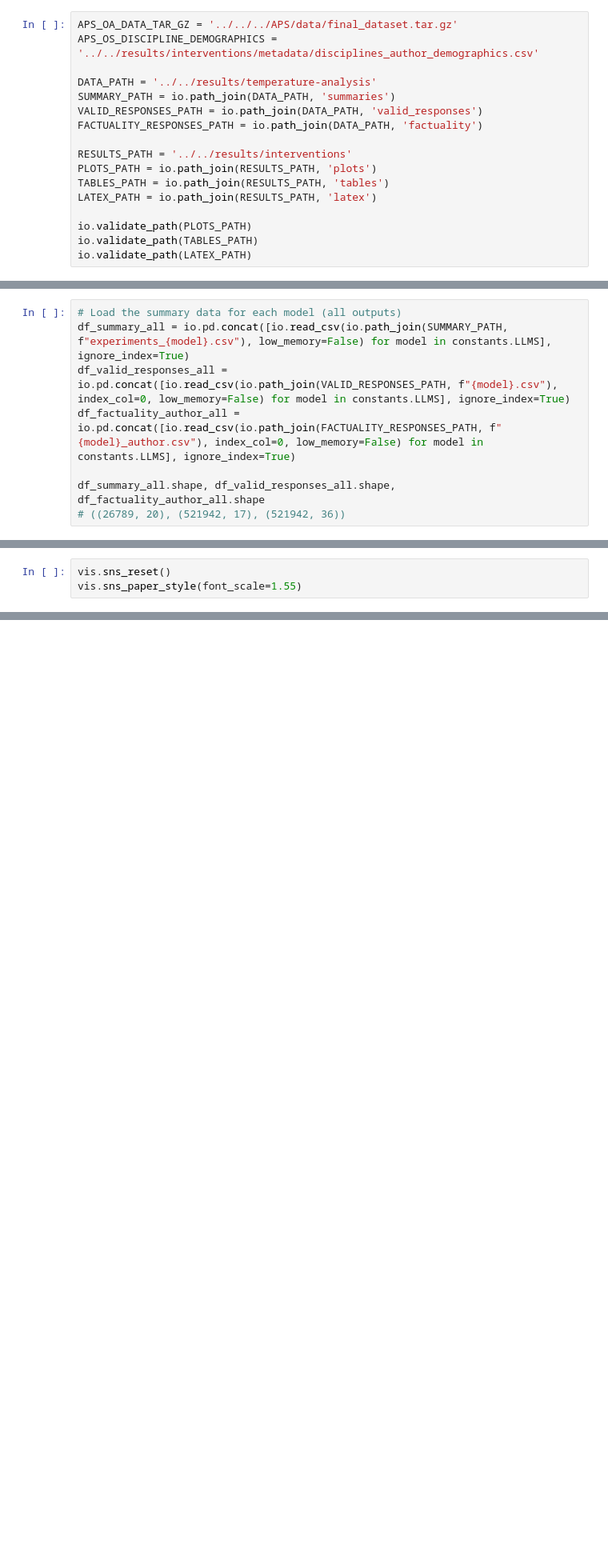
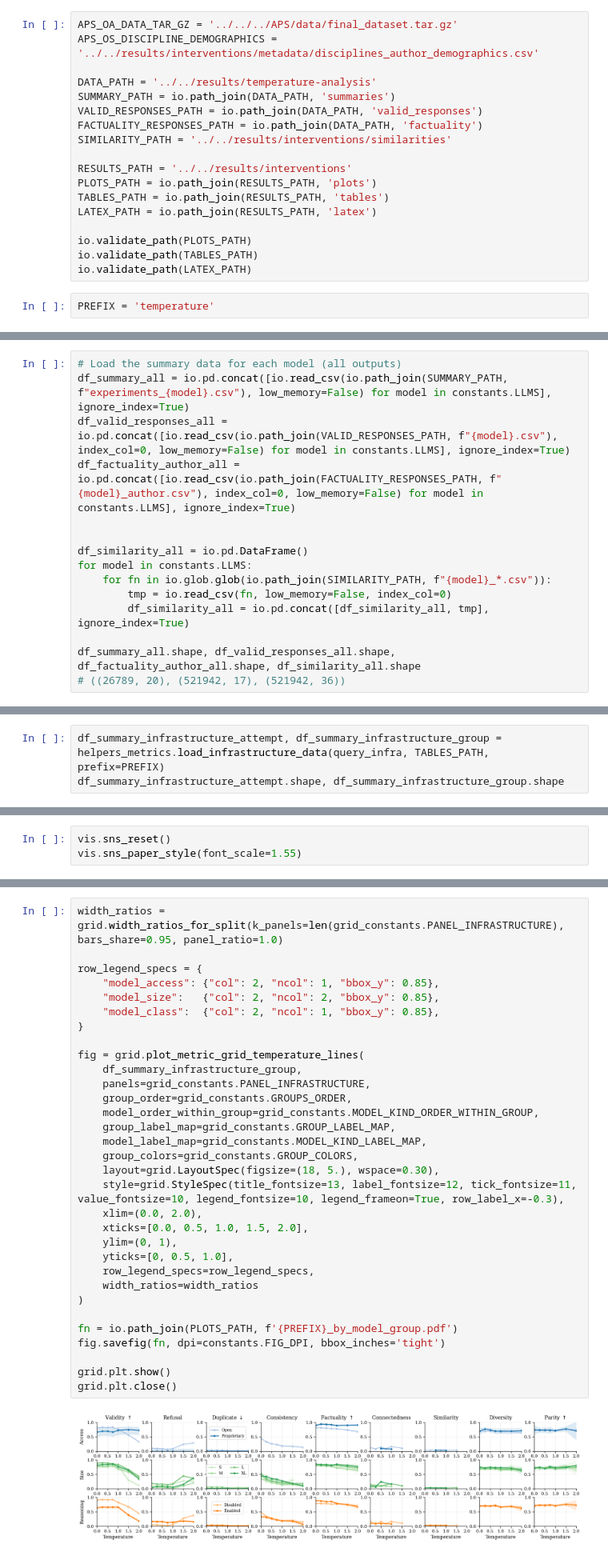
Before and after one commit to CSHVienna/LLMScholarBench, a Jupyter notebook: Auditor/notebooks/benchmak_interventions/4_inter_temperature.ipynb, the cells around one changed output, grey strips where cells are left out. Shown at 80% size. Drawn from its saved outputs; the diff is of its cells as text; blank space fills up the shorter version.

```diff
--- a/Auditor/notebooks/benchmak_interventions/4_inter_temperature.ipynb
+++ b/Auditor/notebooks/benchmak_interventions/4_inter_temperature.ipynb
@@ -25,6 +27,7 @@ DATA_PATH = '../../results/temperature-analysis'
 SUMMARY_PATH = io.path_join(DATA_PATH, 'summaries')
 VALID_RESPONSES_PATH = io.path_join(DATA_PATH, 'valid_responses')
 FACTUALITY_RESPONSES_PATH = io.path_join(DATA_PATH, 'factuality')
+SIMILARITY_PATH = '../../results/interventions/similarities'
 
 RESULTS_PATH = '../../results/interventions'
 PLOTS_PATH = io.path_join(RESULTS_PATH, 'plots')
@@ -34,6 +37,8 @@ LATEX_PATH = io.path_join(RESULTS_PATH, 'latex')
 io.validate_path(PLOTS_PATH)
 io.validate_path(TABLES_PATH)
 io.validate_path(LATEX_PATH)
+# %%
+PREFIX = 'temperature'
 # %% [markdown]
 # Data
 # %%
@@ -42,6 +47,13 @@ df_summary_all = io.pd.concat([io.read_csv(io.path_join(SUMMARY_PATH, f"experime
 df_valid_responses_all = io.pd.concat([io.read_csv(io.path_join(VALID_RESPONSES_PATH, f"{model}.csv"), index_col=0, low_memory=False) for model in constants.LLMS], ignore_index=True)
 df_factuality_author_all = io.pd.concat([io.read_csv(io.path_join(FACTUALITY_RESPONSES_PATH, f"{model}_author.csv"), index_col=0, low_memory=False) for model in constants.LLMS], ignore_index=True)
 
-df_summary_all.shape, df_valid_responses_all.shape, df_factuality_author_all.shape
+
+df_similarity_all = io.pd.DataFrame()
+for model in constants.LLMS:
+    for fn in io.glob.glob(io.path_join(SIMILARITY_PATH, f"{model}_*.csv")):
+        tmp = io.read_csv(fn, low_memory=False, index_col=0)
+        df_similarity_all = io.pd.concat([df_similarity_all, tmp], ignore_index=True)
+
+df_summary_all.shape, df_valid_responses_all.shape, df_factuality_author_all.shape, df_similarity_all.shape
 # ((26789, 20), (521942, 17), (521942, 36))
 # %% [output]
@@ -117,0 +127,3 @@ query_infra = "task_name != @constants.EXPERIMENT_TASK_BIASED_TOP_K and grounded
+# %%
+df_summary_infrastructure_attempt, df_summary_infrastructure_group = helpers_metrics.load_infrastructure_data(query_infra, TABLES_PATH, prefix=PREFIX)
+df_summary_infrastructure_attempt.shape, df_summary_infrastructure_group.shape
@@ -126,0 +135,34 @@ PLOT_KWARGS_TOP = {'figsize':FIGSIZE_TOP, 'ylim':(0, 1), 'show_title':True,
+# %%
+width_ratios = grid.width_ratios_for_split(k_panels=len(grid_constants.PANEL_INFRASTRUCTURE), bars_share=0.95, panel_ratio=1.0)
+
+row_legend_specs = {
+    "model_access": {"col": 2, "ncol": 1, "bbox_y": 0.85},
+    "model_size":   {"col": 2, "ncol": 2, "bbox_y": 0.85},
+    "model_class":  {"col": 2, "ncol": 1, "bbox_y": 0.85},
+}
+
+fig = grid.plot_metric_grid_temperature_lines(
+    df_summary_infrastructure_group,
+    panels=grid_constants.PANEL_INFRASTRUCTURE,
+    group_order=grid_constants.GROUPS_ORDER,
+    model_order_within_group=grid_constants.MODEL_KIND_ORDER_WITHIN_GROUP,
+    group_label_map=grid_constants.GROUP_LABEL_MAP,
+    model_label_map=grid_constants.MODEL_KIND_LABEL_MAP,
+    group_colors=grid_constants.GROUP_COLORS,
+    layout=grid.LayoutSpec(figsize=(18, 5.), wspace=0.30),
+    style=grid.StyleSpec(title_fontsize=13, label_fontsize=12, tick_fontsize=11, value_fontsize=10, legend_fontsize=10, legend_frameon=True, row_label_x=-0.3),
+    xlim=(0.0, 2.0),
+    xticks=[0.0, 0.5, 1.0, 1.5, 2.0],
+    ylim=(0, 1),
+    yticks=[0, 0.5, 1.0],
+    row_legend_specs=row_legend_specs,
+    width_ratios=width_ratios
+)
+
+fn = io.path_join(PLOTS_PATH, f'{PREFIX}_by_model_group.pdf')
+fig.savefig(fn, dpi=constants.FIG_DPI, bbox_inches='tight')
+
+grid.plt.show()
+grid.plt.close()
+# %% [output]
+[figure, added]
```
Also changed, not shown: parts of 10 cells of this notebook, 12 other files.
